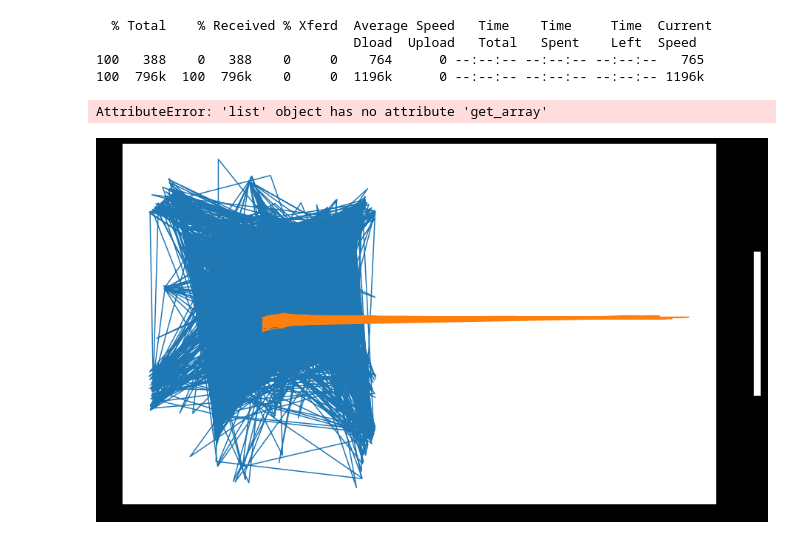
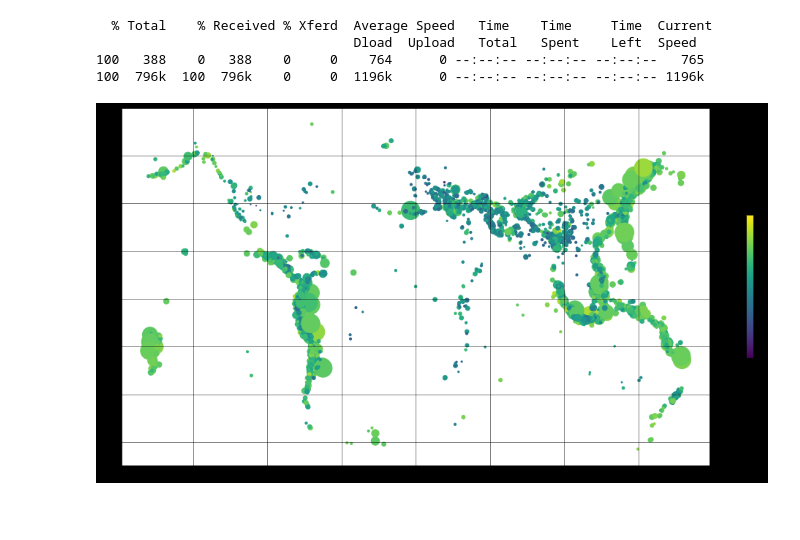
Before and after one commit to DRUFS/Tasks-Python-Research-Computing-, a Jupyter notebook: more_matplotlib.ipynb, the cells around one changed output. Cells and saved outputs as stored; diff of their text form; code cells hidden in the pictures; blank space fills up the shorter version.

```diff
--- a/more_matplotlib.ipynb
+++ b/more_matplotlib.ipynb
@@ -194,9 +194,8 @@ longitude = earthquakes[:, 21]
 # %%
 fig, ax = plt.subplots(figsize = (18, 9), facecolor = "k")
 
-a = ax.plot(longitude, latitude, depth, magnitude)
+a = ax.scatter(longitude, latitude, depth, magnitude)
 b = fig.colorbar(a, shrink = 0.4)
 c = plt.grid(color = "k", linewidth = .5)
 # %% [output]
-AttributeError: 'list' object has no attribute 'get_array'
-[figure, old version]
+[figure, new version]
```
